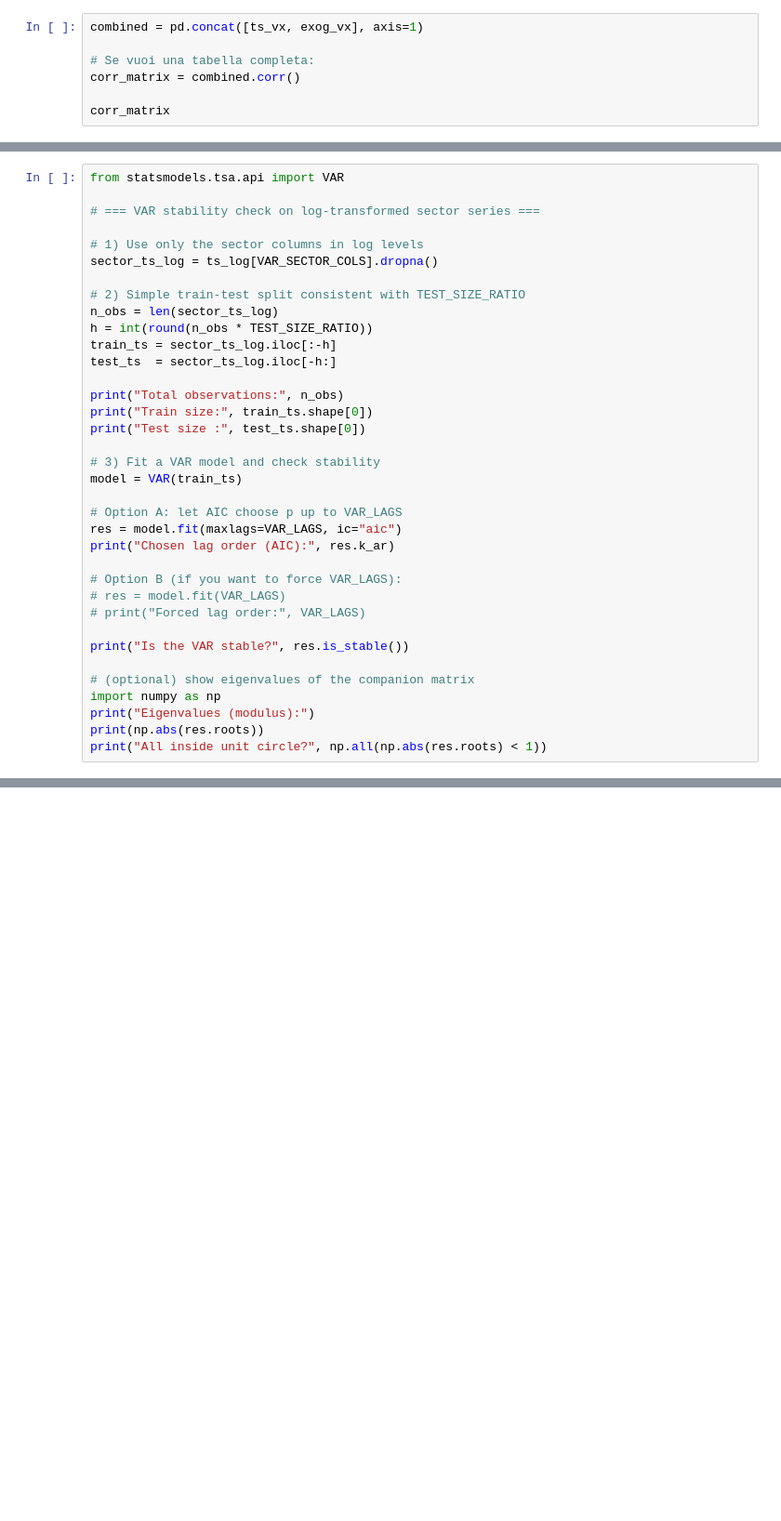
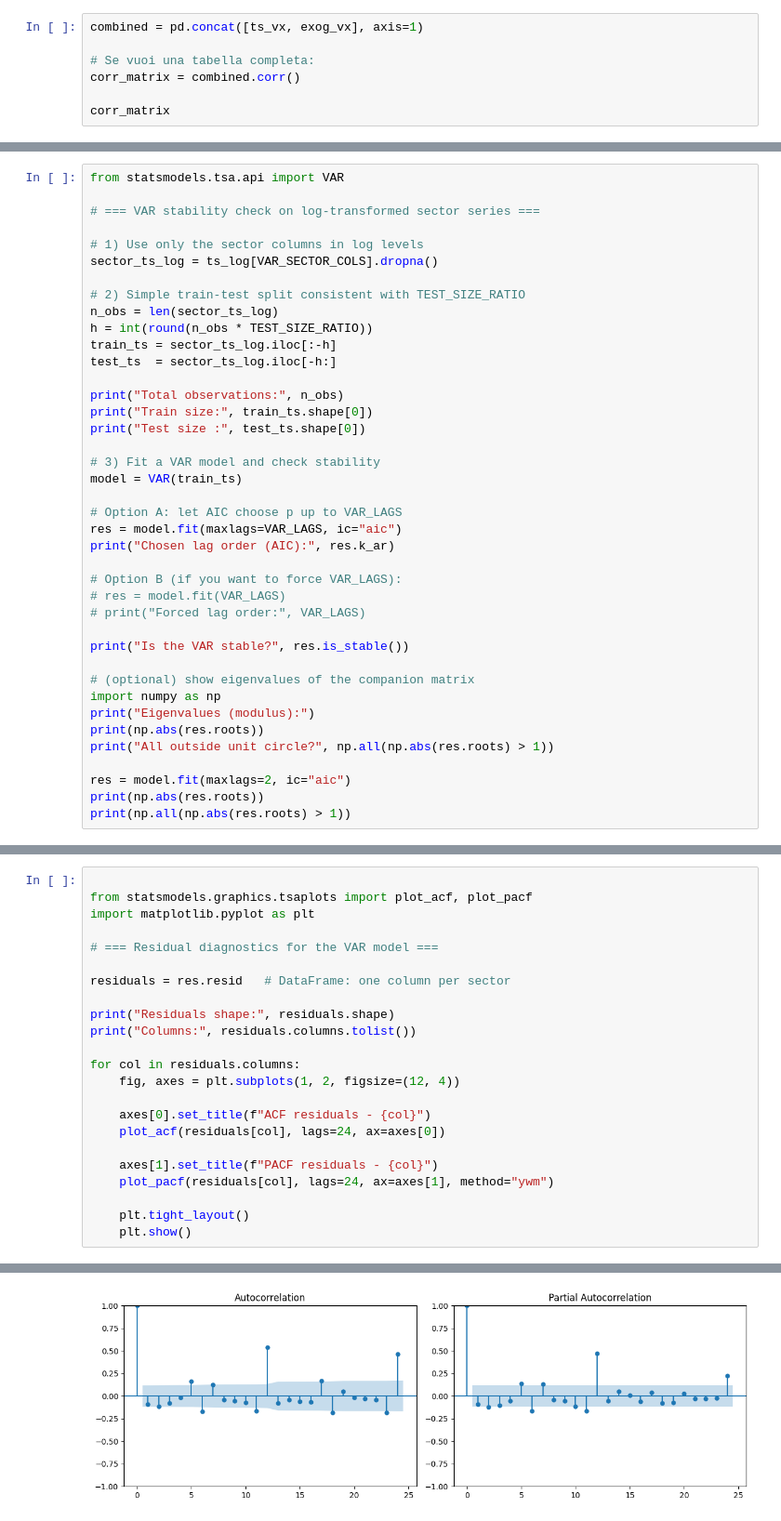
Before and after one commit to leilacielok/time-series-forecasting, a Jupyter notebook: analysis_plots.ipynb, the cells around one changed output, grey strips where cells are left out. Shown at 93% size. Cells and saved outputs as stored; diff of their text form; blank space fills up the shorter version.

Commit message:
residual diagnostic for VAR

```diff
--- a/analysis_plots.ipynb
+++ b/analysis_plots.ipynb
@@ -655,7 +655,11 @@ print("Is the VAR stable?", res.is_stable())
 import numpy as np
 print("Eigenvalues (modulus):")
 print(np.abs(res.roots))
-print("All inside unit circle?", np.all(np.abs(res.roots) < 1))
+print("All outside unit circle?", np.all(np.abs(res.roots) > 1))
+
+res = model.fit(maxlags=2, ic="aic")
+print(np.abs(res.roots))
+print(np.all(np.abs(res.roots) > 1))
 # %% [output]
 Total observations: 349
 Train size: 279
@@ -670,0 +678,24 @@ All inside unit circle? False
+# %%
+
+from statsmodels.graphics.tsaplots import plot_acf, plot_pacf
+import matplotlib.pyplot as plt
+
+# === Residual diagnostics for the VAR model ===
+
+residuals = res.resid   # DataFrame: one column per sector
+
+print("Residuals shape:", residuals.shape)
+print("Columns:", residuals.columns.tolist())
+
+for col in residuals.columns:
+    fig, axes = plt.subplots(1, 2, figsize=(12, 4))
+
+    axes[0].set_title(f"ACF residuals - {col}")
+    plot_acf(residuals[col], lags=24, ax=axes[0])
+
+    axes[1].set_title(f"PACF residuals - {col}")
+    plot_pacf(residuals[col], lags=24, ax=axes[1], method="ywm")
+
+    plt.tight_layout()
+    plt.show()
+# %% [output]
@@ -670,0 +704 @@ All inside unit circle? False
+[figure, added]
```
Also changed, not shown: parts of 2 cells of this notebook.
